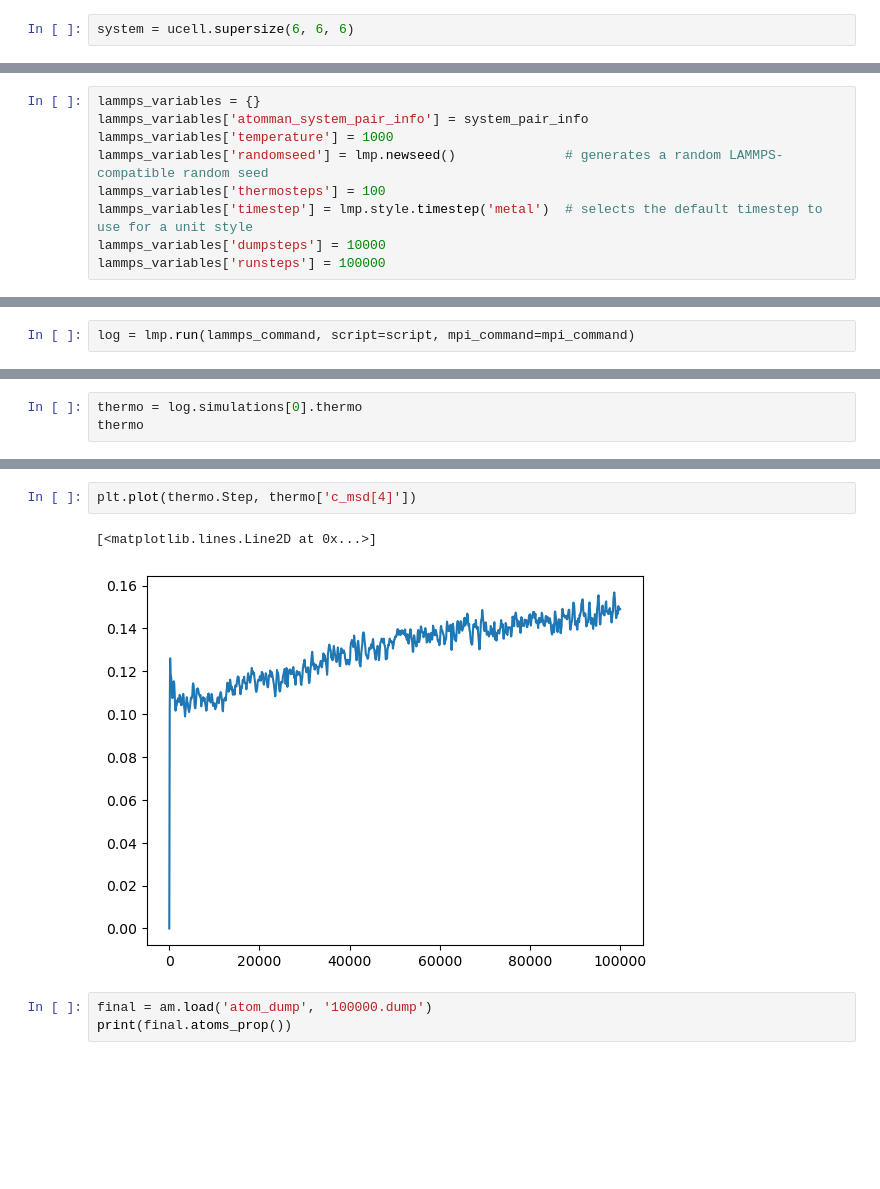
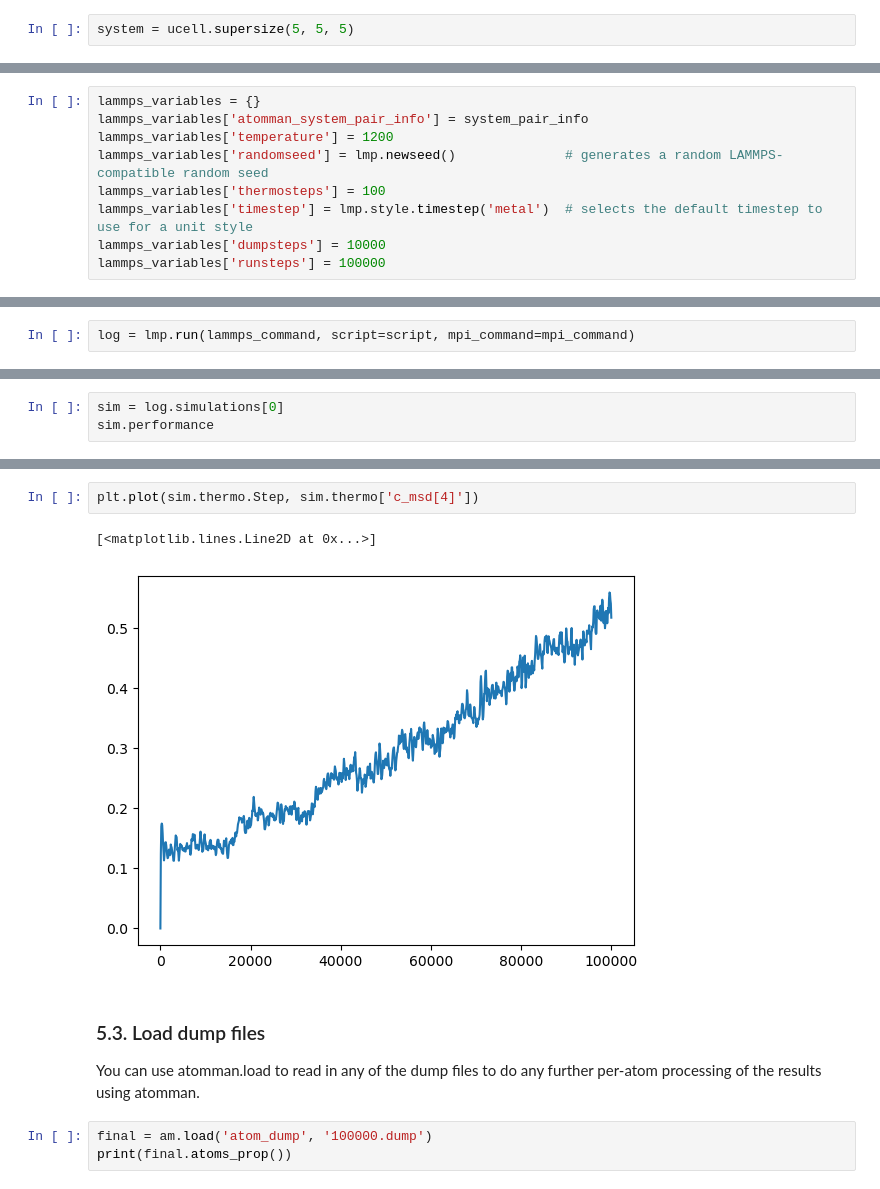
Before and after one commit to lmhale99/atomman-demo, a Jupyter notebook: 3. Run LAMMPS with atomman.ipynb, the cells around one changed output, grey strips where cells are left out. Cells and saved outputs as stored; diff of their text form; blank space fills up the shorter version.

```diff
--- a/3. Run LAMMPS with atomman.ipynb
+++ b/3. Run LAMMPS with atomman.ipynb
@@ -45,5 +45,5 @@ Now, we're going to make a 6x6x6 supercell and randomly delete 2 atoms just for
 # %%
-system = ucell.supersize(6, 6, 6)
+system = ucell.supersize(5, 5, 5)
 # %%
 # Random shuffle atom ids
 allids = [i for i in range(system.natoms)]
@@ -108,7 +110,7 @@ Build dict of terms to fill in
 # %%
 lammps_variables = {}
 lammps_variables['atomman_system_pair_info'] = system_pair_info
-lammps_variables['temperature'] = 1000
+lammps_variables['temperature'] = 1200
 lammps_variables['randomseed'] = lmp.newseed()              # generates a random LAMMPS-compatible random seed
 lammps_variables['thermosteps'] = 100
 lammps_variables['timestep'] = lmp.style.timestep('metal')  # selects the default timestep to use for a unit style
@@ -142,4 +170,4 @@ log = lmp.run(lammps_command, script=script, mpi_command=mpi_command)
 # %%
-thermo = log.simulations[0].thermo
-thermo
+sim = log.simulations[0]
+sim.performance
 # %% [output]
@@ -159,8 +202,12 @@ thermo
 # %%
-plt.plot(thermo.Step, thermo['c_msd[4]'])
+plt.plot(sim.thermo.Step, sim.thermo['c_msd[4]'])
 # %% [output]
 [<matplotlib.lines.Line2D at 0x...>]
-[figure, old version]
+[figure, new version]
+# %% [markdown]
+### 5.3. Load dump files
+
+You can use atomman.load to read in any of the dump files to do any further per-atom processing of the results using atomman.
 # %%
 final = am.load('atom_dump', '100000.dump')
 print(final.atoms_prop())
```
Also changed, not shown: parts of 17 cells of this notebook, 7 other files.
